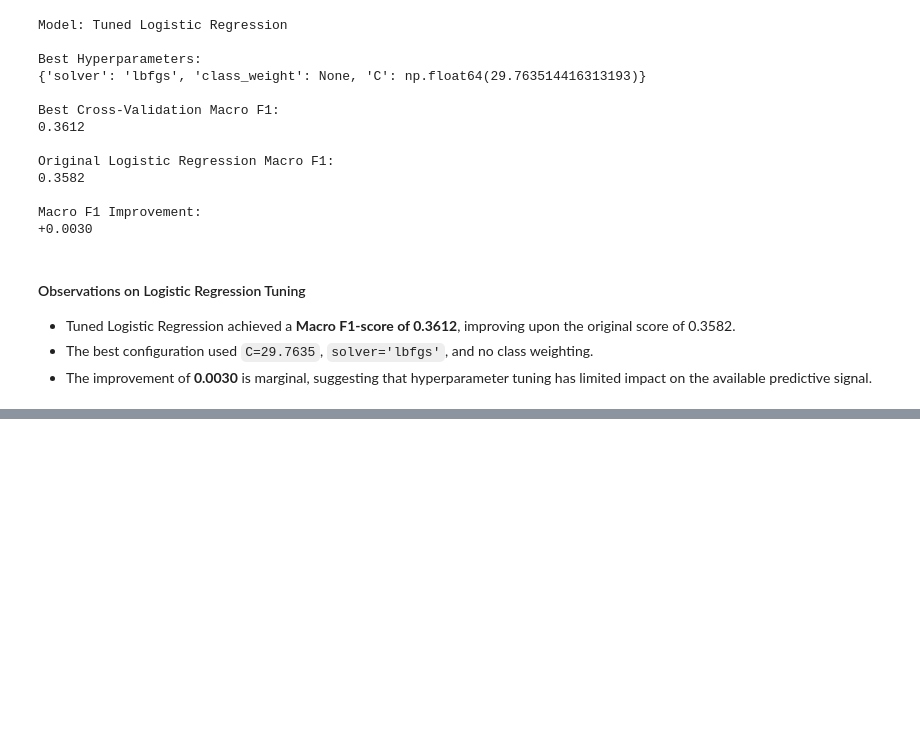
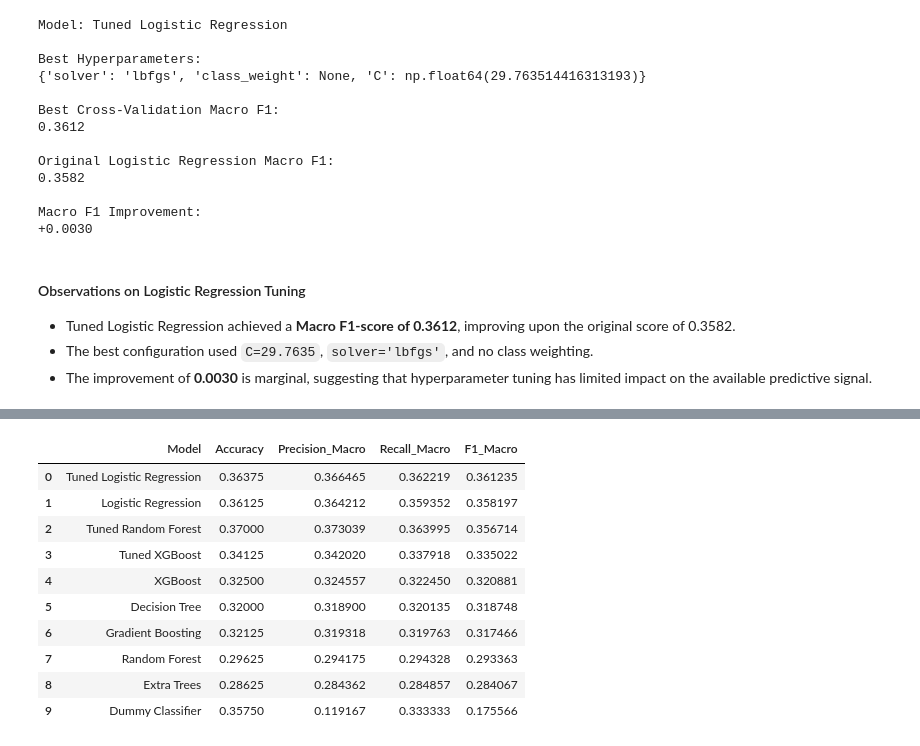
Before and after one commit to TejasMJ/Manufacturing-Quality-Assurance, a Jupyter notebook: notebooks/05_model_development.ipynb, the cells around one changed output, grey strips where cells are left out. Saved outputs shown, nothing was run; the diff lists cells and outputs as text; code cells hidden in the pictures; blank space fills up the shorter version.

```diff
--- a/notebooks/05_model_development.ipynb
+++ b/notebooks/05_model_development.ipynb
@@ -1227,0 +1611,80 @@ Macro F1 Improvement:
+# %%
+# Evaluating the tuned Random Forest using cross-validation
+
+tuned_random_forest_cv_results = cross_validate(
+    estimator=tuned_random_forest_model,
+    X=X_train,
+    y=y_train_encoded,
+    cv=cv_strategy,
+    scoring=scoring_metrics,
+    n_jobs=1
+)
+
+# Calculating mean cross-validation metrics
+
+tuned_random_forest_metrics = {
+    metric: tuned_random_forest_cv_results[f"test_{metric}"].mean()
+    for metric in scoring_metrics
+}
+
+# Saving the tuned Random Forest model
+
+joblib.dump(
+    tuned_random_forest_model,
+    trained_models_dir / "tuned_random_forest.joblib"
+)
+
+# Logging the tuned Random Forest experiment to MLflow
+
+with mlflow.start_run(run_name="Tuned Random Forest"):
+
+    mlflow.log_params({
+        "model": "RandomForestClassifier",
+        "random_state": 42,
+        "cv_folds": 5,
+        "search_iterations": 10,
+        **{
+            key: (
+                value.item()
+                if isinstance(value, np.generic)
+                else str(value) if value is None else value
+            )
+            for key, value in random_forest_search.best_params_.items()
+        }
+    })
+
+    for metric, value in tuned_random_forest_metrics.items():
+        mlflow.log_metric(f"CV_{metric}", float(value))
+
+    mlflow.log_artifact(
+        str(trained_models_dir / "tuned_random_forest.joblib"),
+        artifact_path="model"
+    )
+
+# Updating model comparison results
+
+model_results.append({
+    "Model": "Tuned Random Forest",
+    **tuned_random_forest_metrics
+})
+
+# Displaying tuned model performance
+
+print("Model: Tuned Random Forest")
+
+print("\nCross-Validation Performance:")
+
+for metric, value in tuned_random_forest_metrics.items():
+    print(f"{metric}: {value:.4f}")
+
+print("\nTrained Model Saved Successfully.")
+print("MLflow Run Logged Successfully.")
+
+print("\nUpdated Model Comparison:")
+
+display(
+    pd.DataFrame(model_results)
+    .sort_values("F1_Macro", ascending=False)
+    .reset_index(drop=True)
+)
+# %% [output]
@@ -1227,0 +1703,11 @@ Macro F1 Improvement:
+|  | Model | Accuracy | Precision_Macro | Recall_Macro | F1_Macro |
+| 0 | Tuned Logistic Regression | 0.36375 | 0.366465 | 0.362219 | 0.361235 |
+| 1 | Logistic Regression | 0.36125 | 0.364212 | 0.359352 | 0.358197 |
+| 2 | Tuned Random Forest | 0.37000 | 0.373039 | 0.363995 | 0.356714 |
+| 3 | Tuned XGBoost | 0.34125 | 0.342020 | 0.337918 | 0.335022 |
+| 4 | XGBoost | 0.32500 | 0.324557 | 0.322450 | 0.320881 |
+| 5 | Decision Tree | 0.32000 | 0.318900 | 0.320135 | 0.318748 |
+| 6 | Gradient Boosting | 0.32125 | 0.319318 | 0.319763 | 0.317466 |
+| 7 | Random Forest | 0.29625 | 0.294175 | 0.294328 | 0.293363 |
+| 8 | Extra Trees | 0.28625 | 0.284362 | 0.284857 | 0.284067 |
+| 9 | Dummy Classifier | 0.35750 | 0.119167 | 0.333333 | 0.175566 |
```
Also changed, not shown: parts of 21 cells of this notebook.
